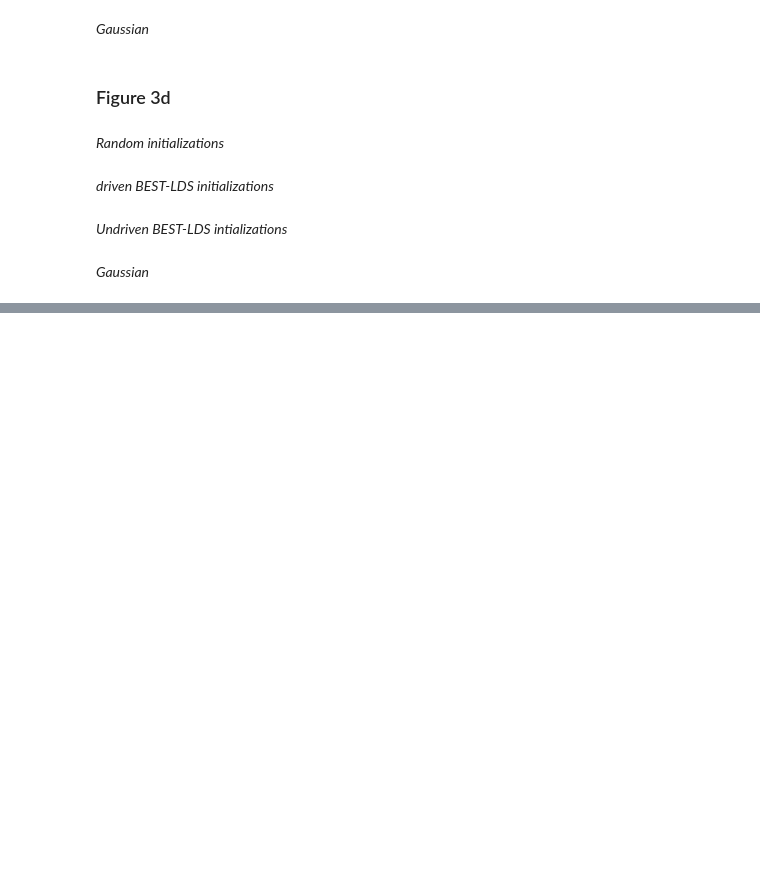
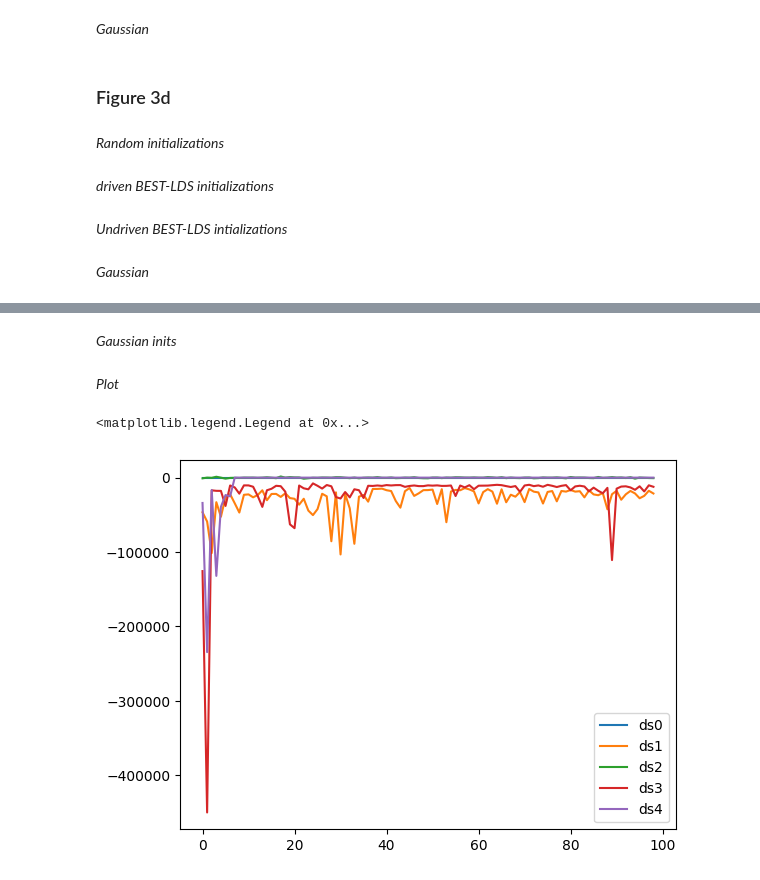
Before and after one commit to irisstone/bestLDS, a Jupyter notebook: run_EM.ipynb, the cells around one changed output, grey strips where cells are left out. Saved outputs shown, nothing was run; the diff lists cells and outputs as text; code cells hidden in the pictures; blank space fills up the shorter version.

```diff
--- a/run_EM.ipynb
+++ b/run_EM.ipynb
@@ -802,0 +805,12 @@ for i in range(num_inits):
+# %%
+# Simulate data
+q = 10 # dimension of the data
+p = 5  # dimension of the state space
+k = 5 # Hankel parameter
+m = 3 # inputs
+
+# Load pre-simulated data
+data_dict = np.load('./data/em-inits/datasetF_normal/ds-best-lds-0.npz',allow_pickle=True)
+z = data_dict['z']
+y = data_dict['y']
+u = data_dict['u']
@@ -802,0 +1073,12 @@ for i in range(num_inits):
+# %%
+# Simulate data
+q = 5  # dimension of the data
+p = 2  # dimension of the state space
+k = p  # Hankel parameter
+m = 3  # dimension of the inputs
+
+# Load pre-simulated data
+data_dict = np.load('./data/em-inits/datasetE_nonnormal/best-lds-3.npz',allow_pickle=True)
+z = data_dict['z']
+y = data_dict['y']
+u = data_dict['u']
@@ -802,0 +1185,2 @@ for i in range(num_inits):
+# %% [markdown]
+*Gaussian inits*
@@ -802,0 +1234,25 @@ for i in range(num_inits):
+# %% [markdown]
+*Plot*
+# %%
+# d = np.load('./data/em-fits/datasetE_nonnormal/ds3-random.npz', allow_pickle=True)
+# rand_elbos = d['elbos']
+# d = np.load('./data/em-fits/datasetE_nonnormal/ds3-gaussian.npz', allow_pickle=True)
+# gauss_elbos = d['elbos']
+
+plt.figure()
+
+for i in range(5):
+    d = np.load('./data/em-fits/datasetE_nonnormal/ds%d-best-lds.npz' % i, allow_pickle=True)
+    best_elbos = d['elbos']
+
+    plt.plot(best_elbos[0, 1:], label='ds%d' % i)
+# plt.plot(gauss_elbos[0, 1:], color='b', label='gaussian')
+# plt.plot(rand_elbos[0, 1:], color='k', alpha=0.1, label='random')
+# for i in range(1, 20):
+#     plt.plot(rand_elbos[i, 1:], color='k', alpha=0.1)
+
+plt.legend()
+# plt.ylim(-0.5e6, 0)
+# %% [output]
+<matplotlib.legend.Legend at 0x...>
+[figure, added]
```
Also changed, not shown: parts of 19 cells of this notebook.
